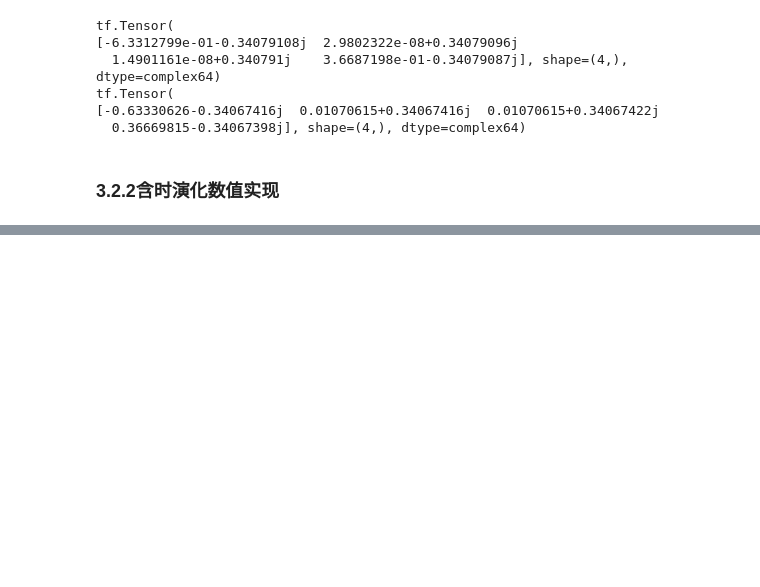
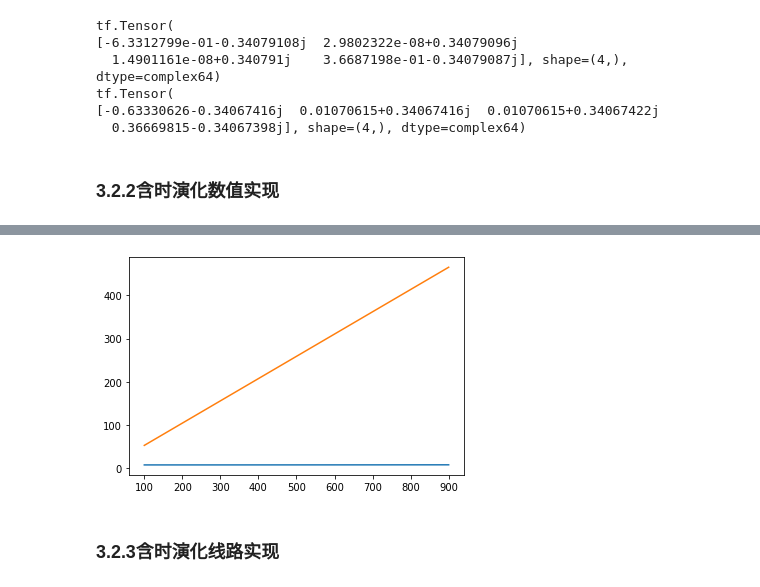
Before and after one commit to BenjaminT2048/quantum_simulations, a Jupyter notebook: coding diary.ipynb, the cells around one changed output, grey strips where cells are left out. Cells and saved outputs as stored; diff of their text form; code cells hidden in the pictures; blank space fills up the shorter version.

```diff
--- a/coding diary.ipynb
+++ b/coding diary.ipynb
@@ -1068,0 +1370,39 @@ tf.Tensor(
+# %%
+def i_iterate_multiplication(u):
+    tmp = 1
+    for i in range(u):
+        tmp = np.kron(I, tmp)
+    return tmp
+
+def zzi(i):
+     return np.kron(np.kron(i_iterate_multiplication(i), np.kron(Z, Z)), i_iterate_multiplication(qubit-2-i))
+
+def xi(i):
+    return np.kron(np.kron(i_iterate_multiplication(i), X), i_iterate_multiplication(qubit-1-i))
+
+h_Z = 0
+h_X = 0
+for i in range(qubit-1):
+    h_Z = h_Z - zzi(i)
+for i in range(qubit):
+    h_X = h_X + h_m * xi(i)
+def evolution(h, t):
+    return tc.gates.exponential_gate(h, t)
+w, v = LA.eig(h_X+h_Z)
+for i in range(0, len(w)):
+        if w[i] < min_w:
+            min_w = w[i]
+
+c_precise=tc.Circuit(qubit)
+c_precise.any(*range(qubit), unitary=evolution(h_X+h_Z, sim_t))
+#print(c_precise.state())
+
+def error(num):
+    dt0 = sim_t / num
+    c_trotter=tc.Circuit(qubit)
+    cur_t=0
+    for _interval in range(num):
+        c_trotter.any(*range(qubit), unitary=evolution(h_X, dt0))
+        c_trotter.any(*range(qubit), unitary=evolution(h_Z, dt0))
+        cur_t += dt0
+    return c_trotter.state()-c_precise.state()
@@ -1068,0 +1428,9 @@ tf.Tensor(
+# %%
+theta_list = np.arange(100, 1000, 100)
+plt.plot(theta_list, [K.real(error(theta))[0].numpy()*(theta*theta) for theta in theta_list])
+plt.plot(theta_list, [K.real(error(theta))[1].numpy()*(-theta*theta) for theta in theta_list])
+plt.show()
+# %% [output]
+[figure, added]
+# %% [markdown]
+### 3.2.3含时演化线路实现
```
Also changed, not shown: parts of 23 cells of this notebook.
